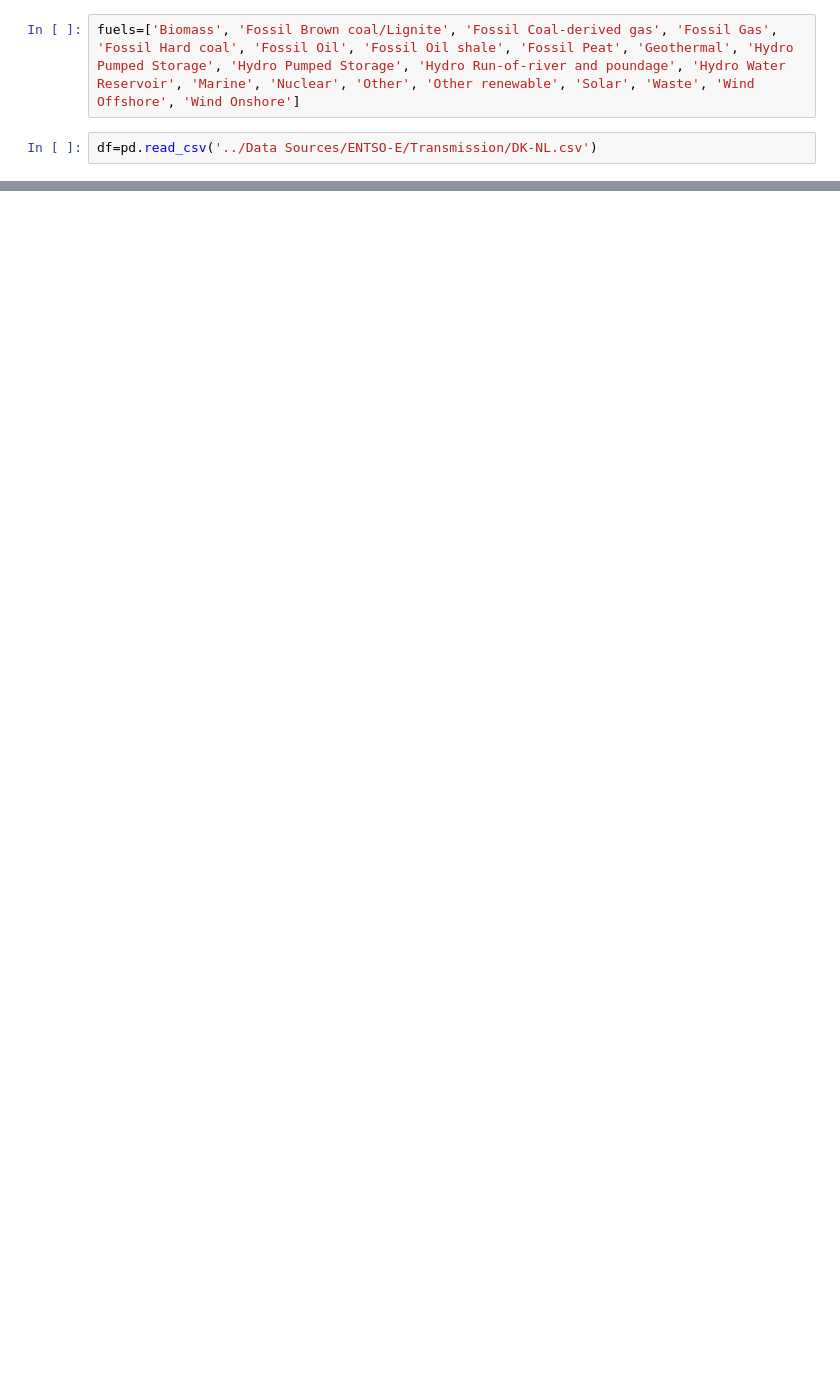
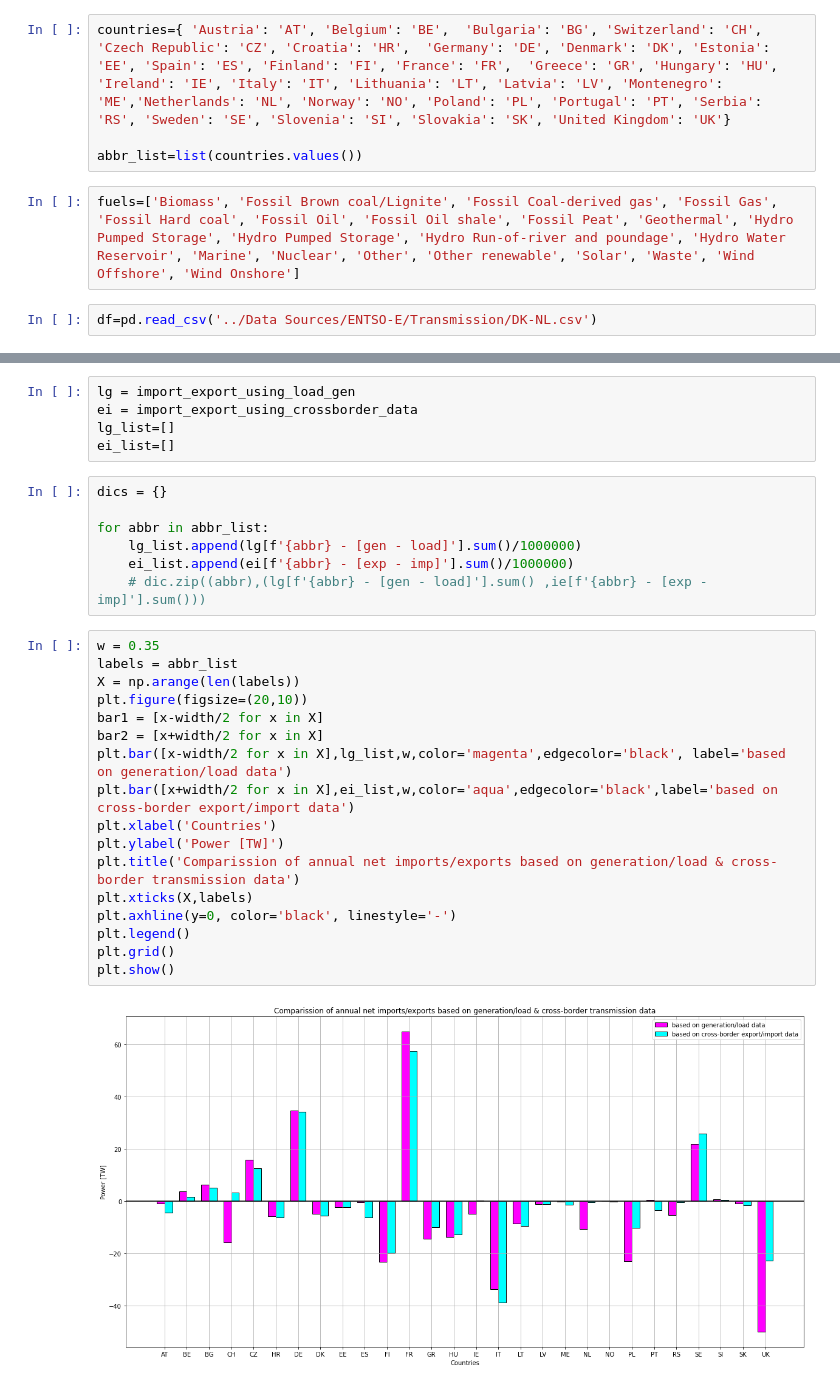
Before and after one commit to lovinduw/Consolidation, a Jupyter notebook: Scripts/temp.ipynb, the cells around one changed output, grey strips where cells are left out. Drawn from its saved outputs; the diff is of its cells as text; blank space fills up the shorter version.

```diff
--- a/Scripts/temp.ipynb
+++ b/Scripts/temp.ipynb
@@ -1,6 +1,10 @@
 # %%
 import numpy as np
 import pandas as pd
+# %%
+countries={ 'Austria': 'AT', 'Belgium': 'BE',  'Bulgaria': 'BG', 'Switzerland': 'CH', 'Czech Republic': 'CZ', 'Croatia': 'HR',  'Germany': 'DE', 'Denmark': 'DK', 'Estonia': 'EE', 'Spain': 'ES', 'Finland': 'FI', 'France': 'FR',  'Greece': 'GR', 'Hungary': 'HU', 'Ireland': 'IE', 'Italy': 'IT', 'Lithuania': 'LT', 'Latvia': 'LV', 'Montenegro': 'ME','Netherlands': 'NL', 'Norway': 'NO', 'Poland': 'PL', 'Portugal': 'PT', 'Serbia': 'RS', 'Sweden': 'SE', 'Slovenia': 'SI', 'Slovakia': 'SK', 'United Kingdom': 'UK'}
+
+abbr_list=list(countries.values())
 # %%
 fuels=['Biomass', 'Fossil Brown coal/Lignite', 'Fossil Coal-derived gas', 'Fossil Gas', 'Fossil Hard coal', 'Fossil Oil', 'Fossil Oil shale', 'Fossil Peat', 'Geothermal', 'Hydro Pumped Storage', 'Hydro Pumped Storage', 'Hydro Run-of-river and poundage', 'Hydro Water Reservoir', 'Marine', 'Nuclear', 'Other', 'Other renewable', 'Solar', 'Waste', 'Wind Offshore', 'Wind Onshore']
 # %%
@@ -57,0 +21,31 @@ Name: Netherlands (NL) > Denmark (DK) [MW], Length: 8761, dtype: float32
+# %%
+lg = import_export_using_load_gen
+ei = import_export_using_crossborder_data
+lg_list=[]
+ei_list=[]
+# %%
+dics = {}
+
+for abbr in abbr_list:
+    lg_list.append(lg[f'{abbr} - [gen - load]'].sum()/1000000)
+    ei_list.append(ei[f'{abbr} - [exp - imp]'].sum()/1000000)
+    # dic.zip((abbr),(lg[f'{abbr} - [gen - load]'].sum() ,ie[f'{abbr} - [exp - imp]'].sum()))
+# %%
+w = 0.35
+labels = abbr_list
+X = np.arange(len(labels))
+plt.figure(figsize=(20,10))
+bar1 = [x-width/2 for x in X]
+bar2 = [x+width/2 for x in X]
+plt.bar([x-width/2 for x in X],lg_list,w,color='magenta',edgecolor='black', label='based on generation/load data')
+plt.bar([x+width/2 for x in X],ei_list,w,color='aqua',edgecolor='black',label='based on cross-border export/import data')
+plt.xlabel('Countries')
+plt.ylabel('Power [TW]')
+plt.title('Comparission of annual net imports/exports based on generation/load & cross-border transmission data')
+plt.xticks(X,labels)
+plt.axhline(y=0, color='black', linestyle='-')
+plt.legend()
+plt.grid()
+plt.show()
+# %% [output]
+[figure, added]
```
Also changed, not shown: parts of 8 cells of this notebook, 2 other files.
